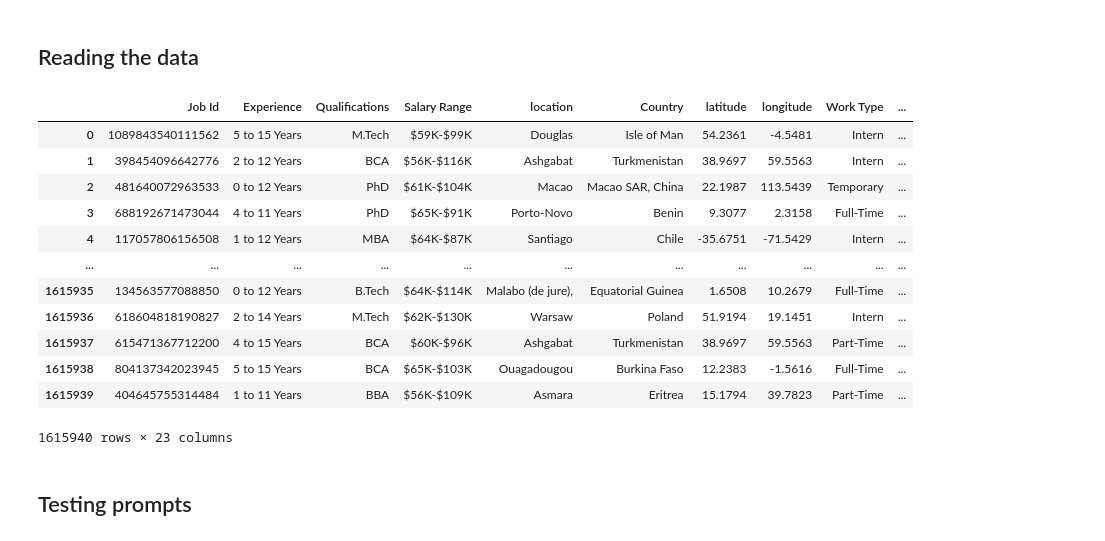
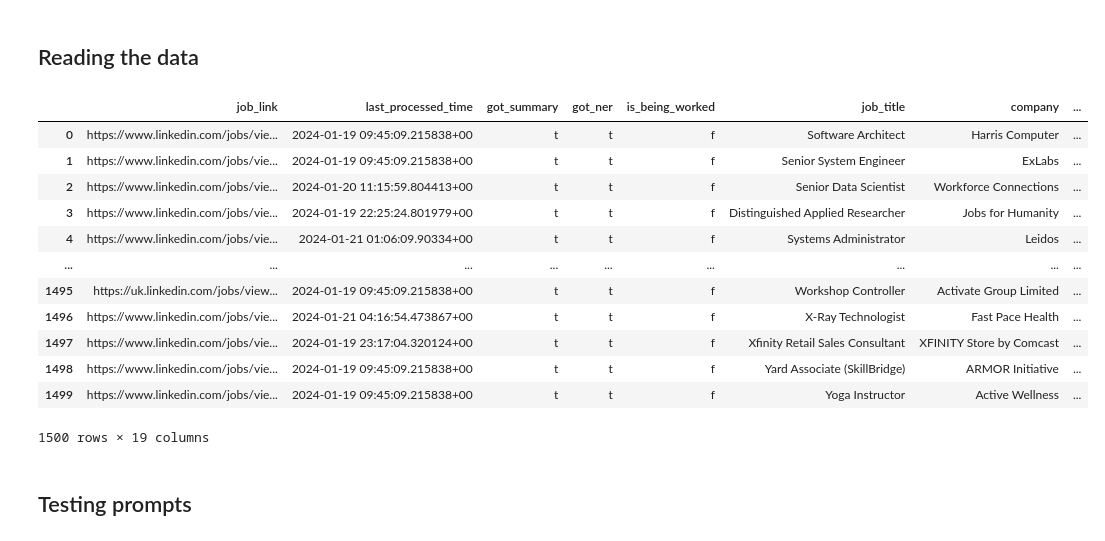
Before and after one commit to saideep-arikontham/Application_Ranking_System, a Jupyter notebook: src/testing_prompts_for_synthetic_data.ipynb, the cells around one changed output. Saved outputs shown, nothing was run; the diff lists cells and outputs as text; code cells hidden in the pictures.

```diff
--- a/src/testing_prompts_for_synthetic_data.ipynb
+++ b/src/testing_prompts_for_synthetic_data.ipynb
@@ -25,22 +26,22 @@ sys.path.insert(1, path)
 # %% [markdown]
 ## Reading the data
 # %%
-df = pd.read_csv(f"{path}/data/job_descriptions.csv")
+df = pd.read_csv(f"{path}/data/kaggle_linkedin_jd_skills_dataset/sampled_jd_skills.csv")
 df
 # %% [output]
-|  | Job Id | Experience | Qualifications | Salary Range | location | Country | latitude | longitude | Work Type | ... |
-| 0 | 1089843540111562 | 5 to 15 Years | M.Tech | $59K-$99K | Douglas | Isle of Man | 54.2361 | -4.5481 | Intern | ... |
-| 1 | 398454096642776 | 2 to 12 Years | BCA | $56K-$116K | Ashgabat | Turkmenistan | 38.9697 | 59.5563 | Intern | ... |
-| 2 | 481640072963533 | 0 to 12 Years | PhD | $61K-$104K | Macao | Macao SAR, China | 22.1987 | 113.5439 | Temporary | ... |
-| 3 | 688192671473044 | 4 to 11 Years | PhD | $65K-$91K | Porto-Novo | Benin | 9.3077 | 2.3158 | Full-Time | ... |
-| 4 | 117057806156508 | 1 to 12 Years | MBA | $64K-$87K | Santiago | Chile | -35.6751 | -71.5429 | Intern | ... |
-| ... | ... | ... | ... | ... | ... | ... | ... | ... | ... | ... |
-| 1615935 | 134563577088850 | 0 to 12 Years | B.Tech | $64K-$114K | Malabo (de jure), | Equatorial Guinea | 1.6508 | 10.2679 | Full-Time | ... |
-| 1615936 | 618604818190827 | 2 to 14 Years | M.Tech | $62K-$130K | Warsaw | Poland | 51.9194 | 19.1451 | Intern | ... |
-| 1615937 | 615471367712200 | 4 to 15 Years | BCA | $60K-$96K | Ashgabat | Turkmenistan | 38.9697 | 59.5563 | Part-Time | ... |
-| 1615938 | 804137342023945 | 5 to 15 Years | BCA | $65K-$103K | Ouagadougou | Burkina Faso | 12.2383 | -1.5616 | Full-Time | ... |
-| 1615939 | 404645755314484 | 1 to 11 Years | BBA | $56K-$109K | Asmara | Eritrea | 15.1794 | 39.7823 | Part-Time | ... |
+|  | job_link | last_processed_time | got_summary | got_ner | is_being_worked | job_title | company | ... |
+| 0 | https://www.linkedin.com/jobs/vie... | 2024-01-19 09:45:09.215838+00 | t | t | f | Software Architect | Harris Computer | ... |
+| 1 | https://www.linkedin.com/jobs/vie... | 2024-01-19 09:45:09.215838+00 | t | t | f | Senior System Engineer | ExLabs | ... |
+| 2 | https://www.linkedin.com/jobs/vie... | 2024-01-20 11:15:59.804413+00 | t | t | f | Senior Data Scientist | Workforce Connections | ... |
+| 3 | https://www.linkedin.com/jobs/vie... | 2024-01-19 22:25:24.801979+00 | t | t | f | Distinguished Applied Researcher | Jobs for Humanity | ... |
+| 4 | https://www.linkedin.com/jobs/vie... | 2024-01-21 01:06:09.90334+00 | t | t | f | Systems Administrator | Leidos | ... |
+| ... | ... | ... | ... | ... | ... | ... | ... | ... |
+| 1495 | https://uk.linkedin.com/jobs/view... | 2024-01-19 09:45:09.215838+00 | t | t | f | Workshop Controller | Activate Group Limited | ... |
+| 1496 | https://www.linkedin.com/jobs/vie... | 2024-01-21 04:16:54.473867+00 | t | t | f | X-Ray Technologist | Fast Pace Health | ... |
+| 1497 | https://www.linkedin.com/jobs/vie... | 2024-01-19 23:17:04.320124+00 | t | t | f | Xfinity Retail Sales Consultant | XFINITY Store by Comcast | ... |
+| 1498 | https://www.linkedin.com/jobs/vie... | 2024-01-19 09:45:09.215838+00 | t | t | f | Yard Associate (SkillBridge) | ARMOR Initiative | ... |
+| 1499 | https://www.linkedin.com/jobs/vie... | 2024-01-19 09:45:09.215838+00 | t | t | f | Yoga Instructor | Active Wellness | ... |
-1615940 rows × 23 columns
+1500 rows × 19 columns
 # %% [markdown]
 ## Testing prompts
 # %%
```
Also changed, not shown: parts of 28 cells of this notebook.
